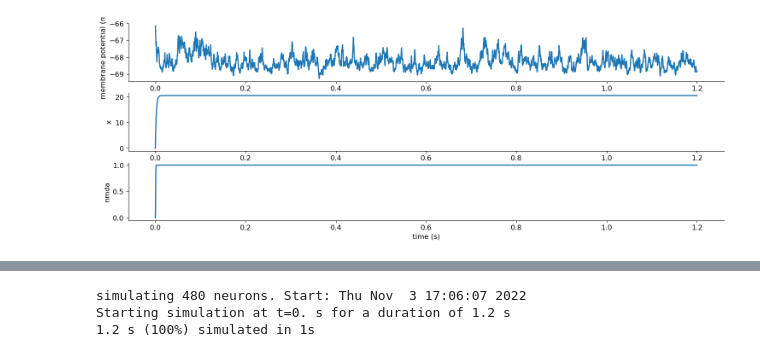
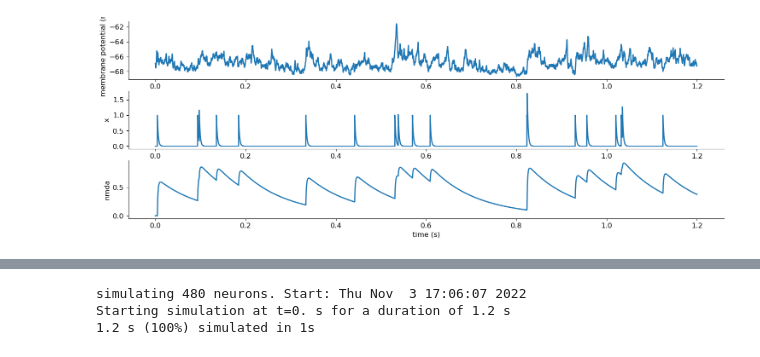
Before and after one commit to minsu-yoo/Resting-membrane-potential-levels-in-PPC-and-PFC, a Jupyter notebook: 20221103_rmp_one_cell_nmda_x_visulaized.ipynb, the cells around one changed output, grey strips where cells are left out. Cells and saved outputs as stored; diff of their text form; code cells hidden in the pictures.

Commit message:
nmda inputs are changed by w_pos

```diff
--- a/20221103_rmp_one_cell_nmda_x_visulaized.ipynb
+++ b/20221103_rmp_one_cell_nmda_x_visulaized.ipynb
@@ -174,15 +174,15 @@ def nmda_by_x(x_rate):
     inh_poisson_input = PoissonInput(
             target=one_neuron, target_var="s_GABA", N=N_I, rate=1*nu_ext, weight= w_ext2inhib)
 
-    nmda_poisson_input = PoissonInput(
-            target=one_neuron, target_var="x", N=1, rate= x_rate*Hz, weight= 1 )
+    #nmda_poisson_input = PoissonInput(
+     #       target=one_neuron, target_var="x", N=1, rate= x_rate*Hz, weight= 1 )
 
     #NDMA input
     sNMDA_A_total = []
 
     @network_operation()
     def update_nmda_sum():
-            sum_sNMDA_A = sum(one_neuron.s_NMDA)
+            sum_sNMDA_A = 300*sum(one_neuron.s_NMDA)
 
             #sum_sNMDA_A = 100
 
@@ -273,5 +273,5 @@ def nmda_by_x(x_rate):
 
     plt.show()
 # %%
-nmda_by_x(10000)
+nmda_by_x(16)
 # %% [output]
@@ -279,4 +279,4 @@ simulating 480 neurons. Start: Thu Nov  3 17:17:51 2022
 Starting simulation at t=0. s for a duration of 1.2 s
 1.2 s (100%) simulated in 1s
-[figure, old version]
+[figure, new version]
 # %%
```
Also changed, not shown: parts of 2 cells of this notebook, 4 other files.
